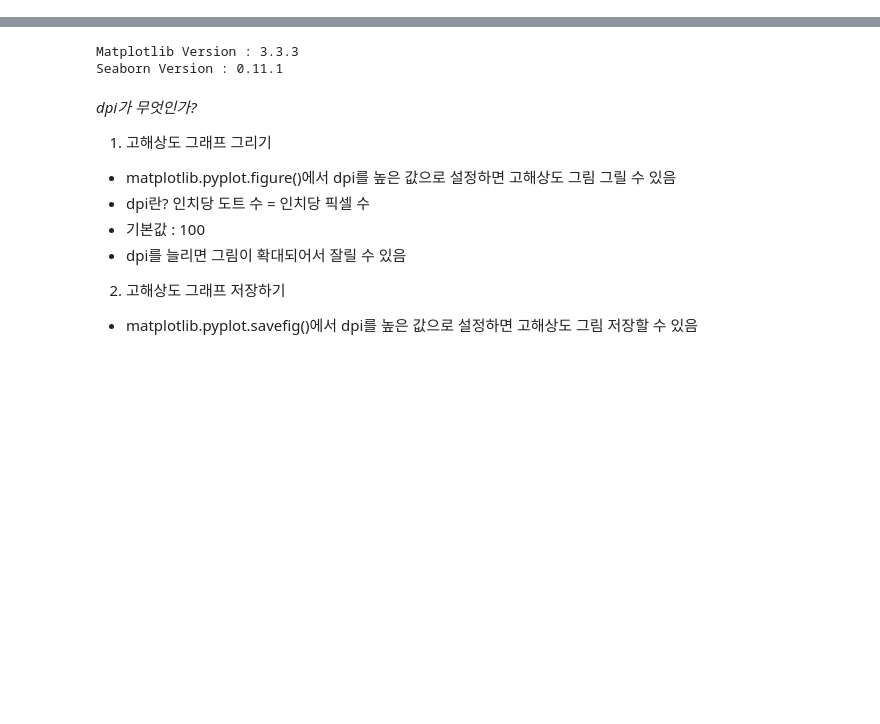
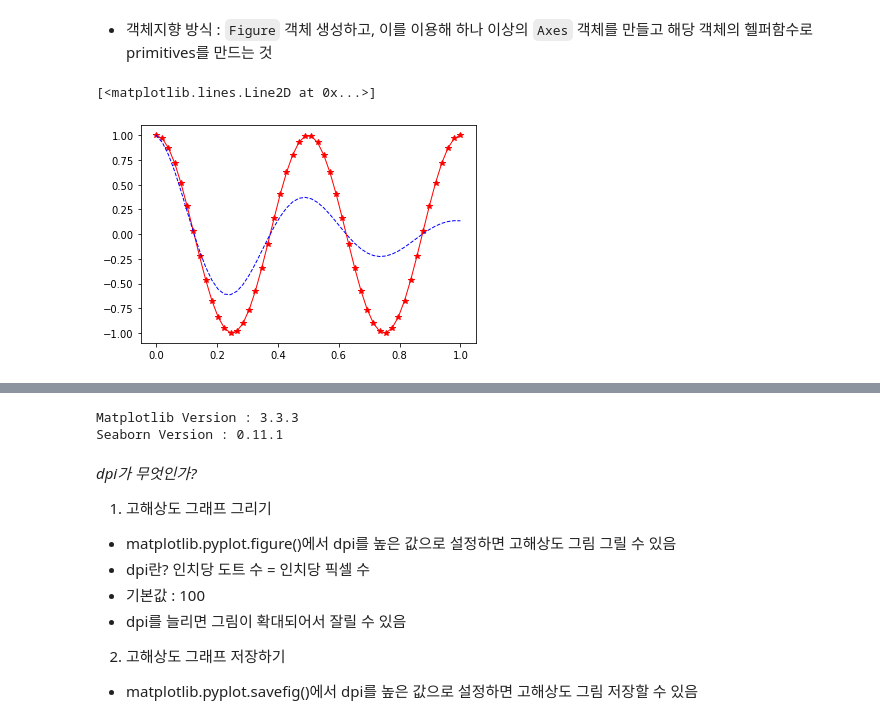
Before and after one commit to datacampic/visualization, a Jupyter notebook: 손학영/Matplotlib.ipynb, the cells around one changed output, grey strips where cells are left out. Cells and saved outputs as stored; diff of their text form; code cells hidden in the pictures; blank space fills up the shorter version.

```diff
--- a/손학영/Matplotlib.ipynb
+++ b/손학영/Matplotlib.ipynb
@@ -2,0 +44,14 @@
+# %% [markdown]
+- 객체지향 방식 : `Figure` 객체 생성하고, 이를 이용해 하나 이상의 `Axes` 객체를 만들고 해당 객체의 헬퍼함수로 primitives를 만드는 것
+# %%
+# Pyplot API 커맨드 방식
+
+x = np.linspace(0,1,50) # 0~1사이의 50개의 값을 1차원으로 생성
+y1 = np.cos(4*np.pi*x)
+y2 = np.cos(4*np.pi*x)*np.exp(-2*x)
+
+plt.plot(x,y1,'r-*',lw=1)
+plt.plot(x,y2,'b--',lw=1)
+# %% [output]
+[<matplotlib.lines.Line2D at 0x...>]
+[figure, added]
```
Also changed, not shown: parts of 36 cells of this notebook.
